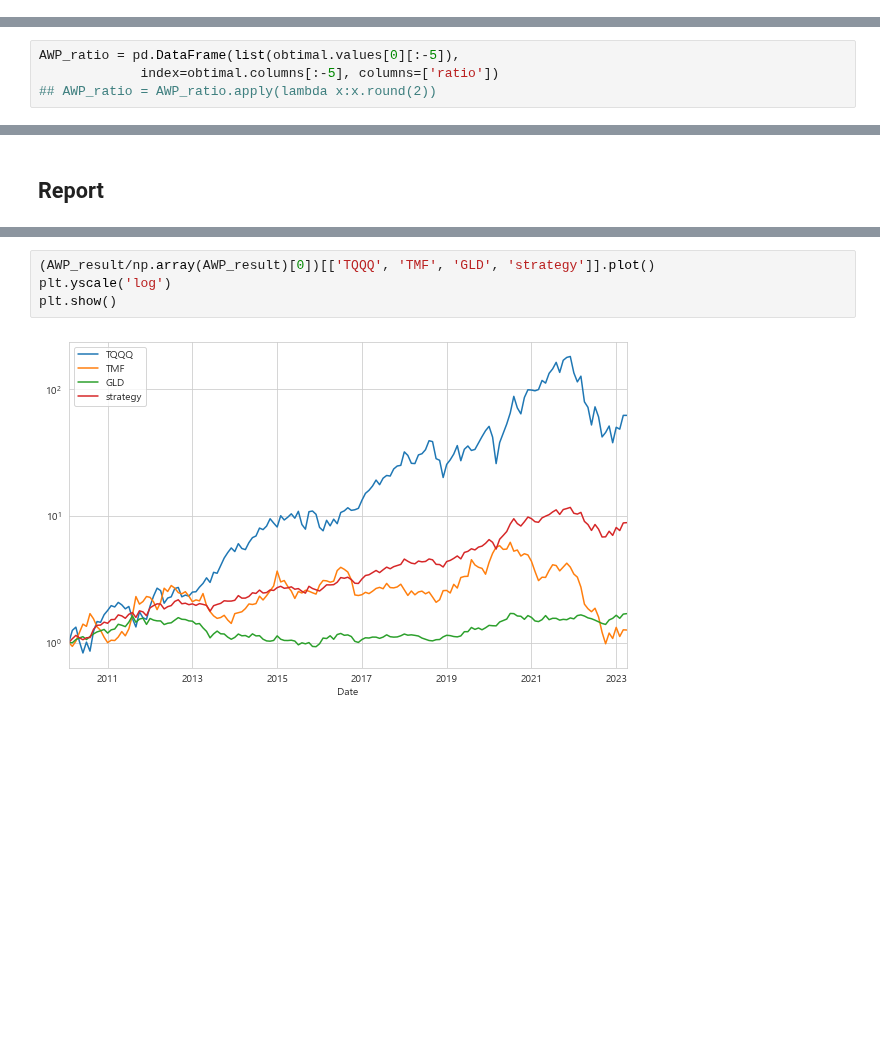
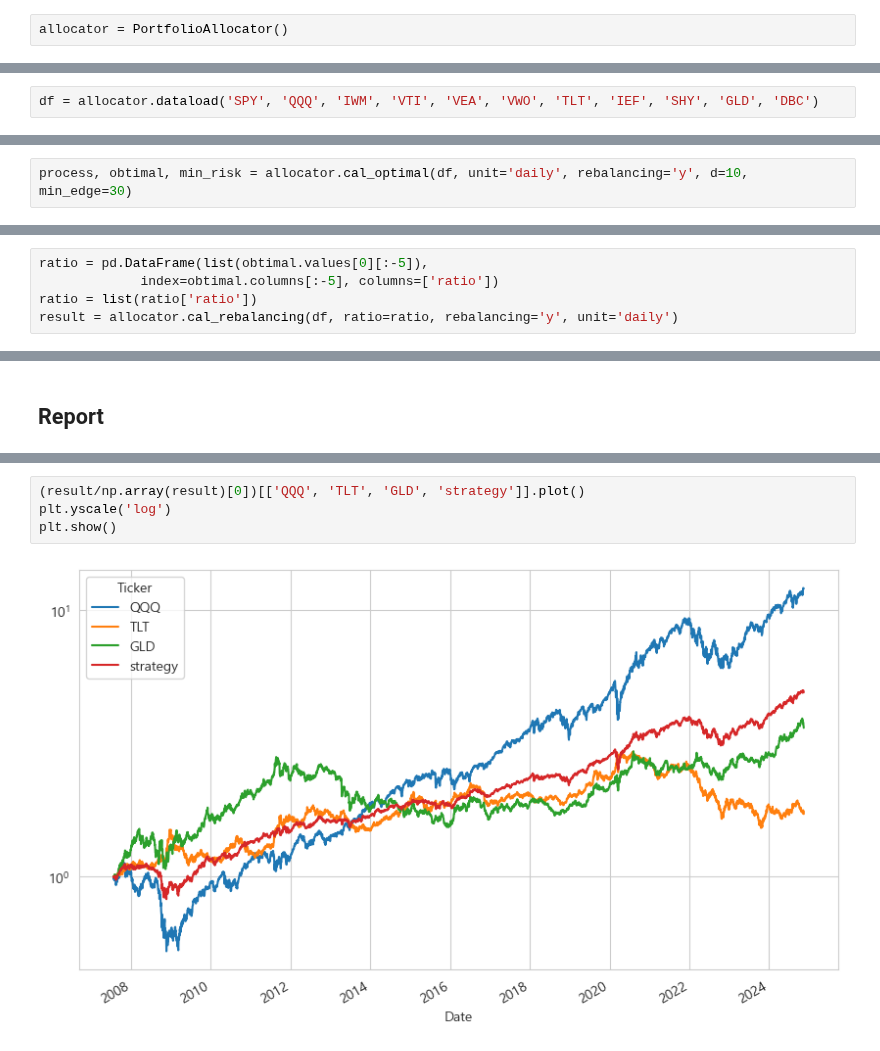
Before and after one commit to sdjhs0327/ws_fn, a Jupyter notebook: strategy/00_02_AWP.ipynb, the cells around one changed output, grey strips where cells are left out. Drawn from its saved outputs; the diff is of its cells as text; blank space fills up the shorter version.

```diff
--- a/strategy/00_02_AWP.ipynb
+++ b/strategy/00_02_AWP.ipynb
@@ -192,0 +197,2 @@ process, obtimal, min_risk = cal_optimal(trainset, unit='monthly', rebalancing =
+# %%
+allocator = PortfolioAllocator()
@@ -192,0 +203,2 @@ process, obtimal, min_risk = cal_optimal(trainset, unit='monthly', rebalancing =
+# %%
+df = allocator.dataload('SPY', 'QQQ', 'IWM', 'VTI', 'VEA', 'VWO', 'TLT', 'IEF', 'SHY', 'GLD', 'DBC')
@@ -192,0 +207,2 @@ process, obtimal, min_risk = cal_optimal(trainset, unit='monthly', rebalancing =
+# %%
+process, obtimal, min_risk = allocator.cal_optimal(df, unit='daily', rebalancing='y', d=10, min_edge=30)
@@ -209,4 +245,5 @@ plt.show()
 # %%
-AWP_ratio = pd.DataFrame(list(obtimal.values[0][:-5]),
+ratio = pd.DataFrame(list(obtimal.values[0][:-5]),
              index=obtimal.columns[:-5], columns=['ratio'])
-## AWP_ratio = AWP_ratio.apply(lambda x:x.round(2))
+ratio = list(ratio['ratio'])
+result = allocator.cal_rebalancing(df, ratio=ratio, rebalancing='y', unit='daily')
@@ -225,7 +273,7 @@ ratio
 # %%
-(AWP_result/np.array(AWP_result)[0])[['TQQQ', 'TMF', 'GLD', 'strategy']].plot()
+(result/np.array(result)[0])[['QQQ', 'TLT', 'GLD', 'strategy']].plot()
 plt.yscale('log')
 plt.show()
 # %% [output]
-[figure, old version]
+[figure, new version]
 # %%
```
Also changed, not shown: parts of 24 cells of this notebook, 2 other files.
